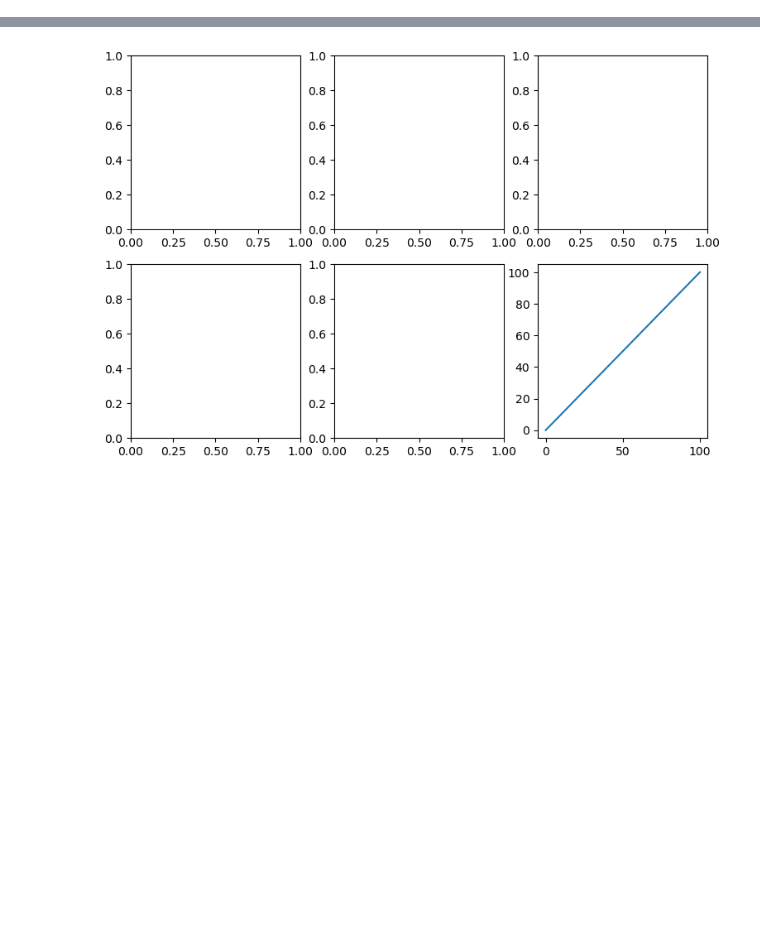
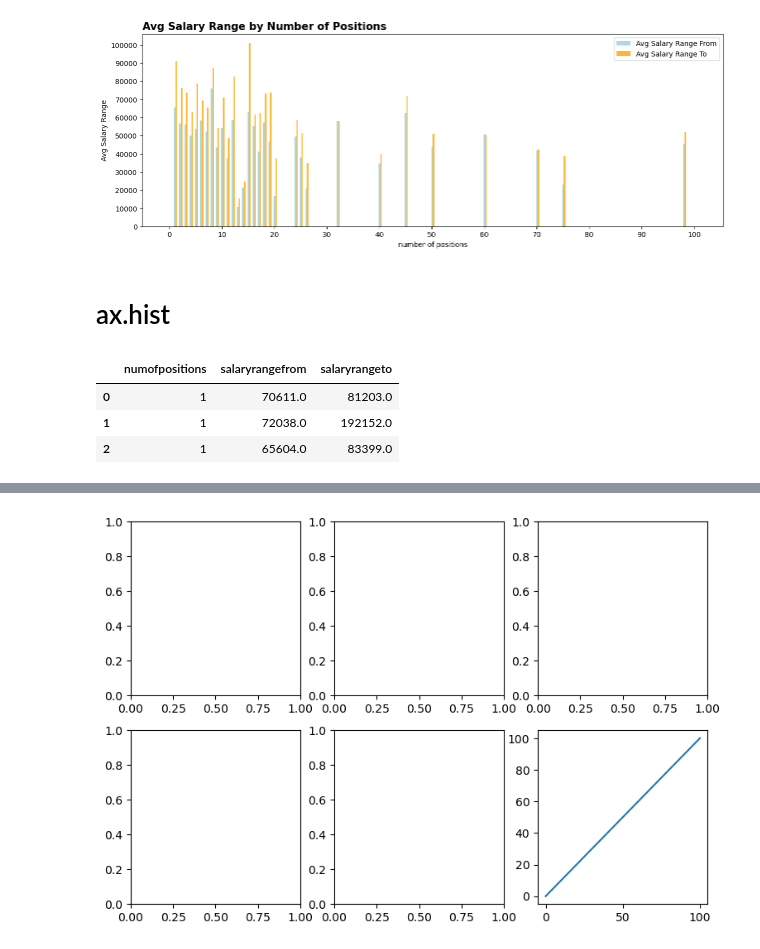
Before and after one commit to dfirst-education/sample, a Jupyter notebook: 5.0_plt_axe.ipynb, the cells around one changed output, grey strips where cells are left out. Saved outputs shown, nothing was run; the diff lists cells and outputs as text; code cells hidden in the pictures; blank space fills up the shorter version.

```diff
--- a/5.0_plt_axe.ipynb
+++ b/5.0_plt_axe.ipynb
@@ -72,0 +99,20 @@ from df_jsonl
+# %%
+import matplotlib.pyplot as plt
+from pylab import rcParams
+import numpy as np
+import pandas as pd
+from pylab import rcParams
+import numpy as np
+
+max_pos = max(result2.loc[:,"numofpositions"])
+x = np.arange(round(max_pos, -1)+1)
+df_x = pd.DataFrame(x, columns=["x"])
+
+query3 = """
+select df_X.x, result2.avgsalaryrangefrom, result2.avgsalaryrangeto
+from df_x left outer join result2 on df_x.x = result2.numofpositions;
+"""
+result3 = sqldf(query3, locals())
+result3.rename(columns={'x': 'numofpositions', 'avgsalaryrangefrom': 'avgsalaryrangefrom', 'avgsalaryrangeto': 'avgsalaryrangeto'}, inplace=True)
+result3.fillna(0, inplace=True)
+result3[0:5]
@@ -73,3 +126,44 @@ from df_jsonl
+# %%
+import matplotlib.pyplot as plt
+from pylab import rcParams
+import numpy as np
+
+rcParams['figure.figsize'] = 15, 5 # Graph Size (width, height)
+bar_width = 0.3
+
+numofpositions_list = result3.loc[:,"numofpositions"].values.tolist()
+avgsalaryrangefrom_list = result3.loc[:,"avgsalaryrangefrom"].values.tolist()
+avgsalaryrangeto_list = result3.loc[:,"avgsalaryrangeto"].values.tolist()
+
+numofpositions_list_2 = [x + bar_width for x in numofpositions_list]
+
+fig, ax = plt.subplots()
+ax.bar(numofpositions_list, avgsalaryrangefrom_list, bar_width, color='lightblue', alpha=1.0, label='Avg Salary Range From')
+ax.bar(numofpositions_list_2, avgsalaryrangeto_list, bar_width, color='orange', alpha=0.8, label='Avg Salary Range To')
+
+ax.set_xlabel('number of positions')
+ax.set_ylabel('Avg Salary Range')
+ax.set_title('Avg Salary Range by Number of Positions', loc='left', color='black', fontsize=15, fontweight='bold')
+
+ax.set_xticks(np.arange(0, round(max_pos, -1)+1, 10))
+ax.set_yticks(np.arange(0, 110000, 10000))
+
+ax.legend()
+ax.plot()
+plt.show()
+# %% [output]
+[figure, added]
+# %% [markdown]
+# ax.hist
 # %%
-select "# Of Positions" as NumberOfPositions, "Salary Range From" as SalaryRangeFrom, "Salary Range To" as SalaryRangeTo
+query4 = """
+select "# Of Positions" as numofpositions, "Salary Range From" as salaryrangefrom, "Salary Range To" as salaryrangeto
 from df_jsonl
+"""
+result4 = sqldf(query4, locals())
+result4[0:3]
+# %% [output]
+|  | numofpositions | salaryrangefrom | salaryrangeto |
+| 0 | 1 | 70611.0 | 81203.0 |
+| 1 | 1 | 72038.0 | 192152.0 |
+| 2 | 1 | 65604.0 | 83399.0 |
```
Also changed, not shown: parts of 14 cells of this notebook.
